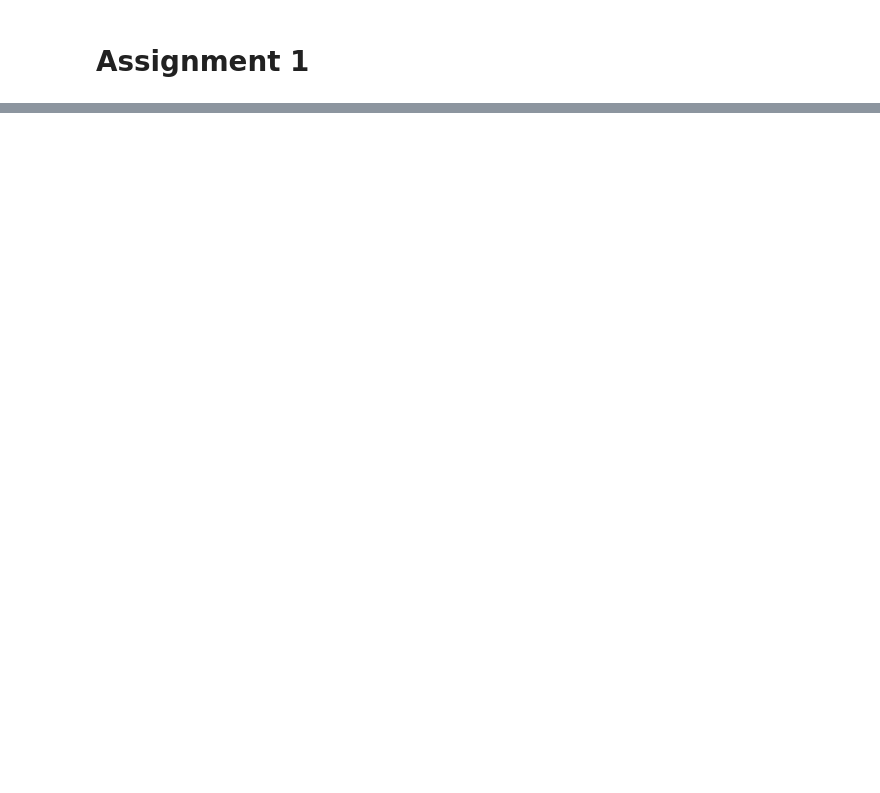
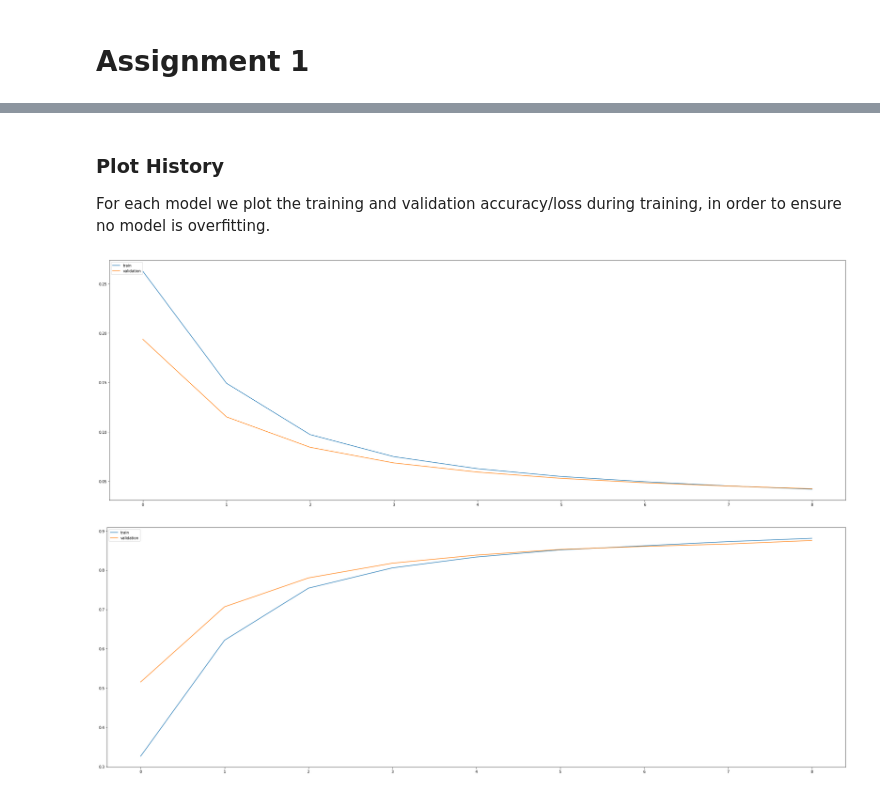
Before and after one commit to DanieleBaiocco/IPCV_assignment1, a Jupyter notebook: Assignment1.ipynb, the cells around one changed output, grey strips where cells are left out. Cells and saved outputs as stored; diff of their text form; code cells hidden in the pictures; blank space fills up the shorter version.

```diff
--- a/Assignment1.ipynb
+++ b/Assignment1.ipynb
@@ -556,0 +630,6 @@ NameError: ignored
+# %%
+baseline_model.compile(loss='categorical_crossentropy', optimizer = Adam(), metrics=["accuracy"])
+# %%
+# Build the model with the optimal hyperparameters and train it on the data for 50 epochs
+baseline_model.summary()
+baseline_history = baseline_model.fit(enc_X_train, enc_y_train, batch_size=32, epochs=50, validation_data=(enc_X_val, enc_y_val), callbacks=[baseline_early_stopping])
@@ -557,13 +802,2 @@ NameError: ignored
 # %%
 #scegliere i due modelli migliori
-# %%
-import matplotlib.pyplot as plt
-
-def plot_history(model_history,keys):
-    m,val_m = keys
-    plt.plot(model_history.history[m])
-    plt.plot(model_history.history[val_m])
-    # plt.ylabel(m)
-    # plt.xlabel('epoch')
-    plt.legend(['train', 'validation'], loc='upper left')
-    plt.show()
@@ -644,0 +804,21 @@ disp.plot(ax=ax)
+# %% [markdown]
+### Plot History
+For each model we plot the training and validation accuracy/loss during training, in order to ensure no model is overfitting.
+# %%
+import matplotlib.pyplot as plt
+
+def plot_history(model_history, keys, early_stopping):
+    m, val_m = keys
+    plt.plot(model_history.history[m][:early_stopping.best_epoch])
+    plt.plot(model_history.history[val_m][:early_stopping.best_epoch])
+    # plt.ylabel(m)
+    # plt.xlabel('epoch')
+    plt.legend(['train', 'validation'], loc='upper left')
+    plt.show()
+# %%
+#baseline
+plot_history(baseline_history, ['loss','val_loss'], baseline_early_stopping)
+plot_history(baseline_history, ['accuracy','val_accuracy'], baseline_early_stopping)
+# %% [output]
+[figure, added]
+[figure, added]
```
Also changed, not shown: parts of 104 cells of this notebook.
